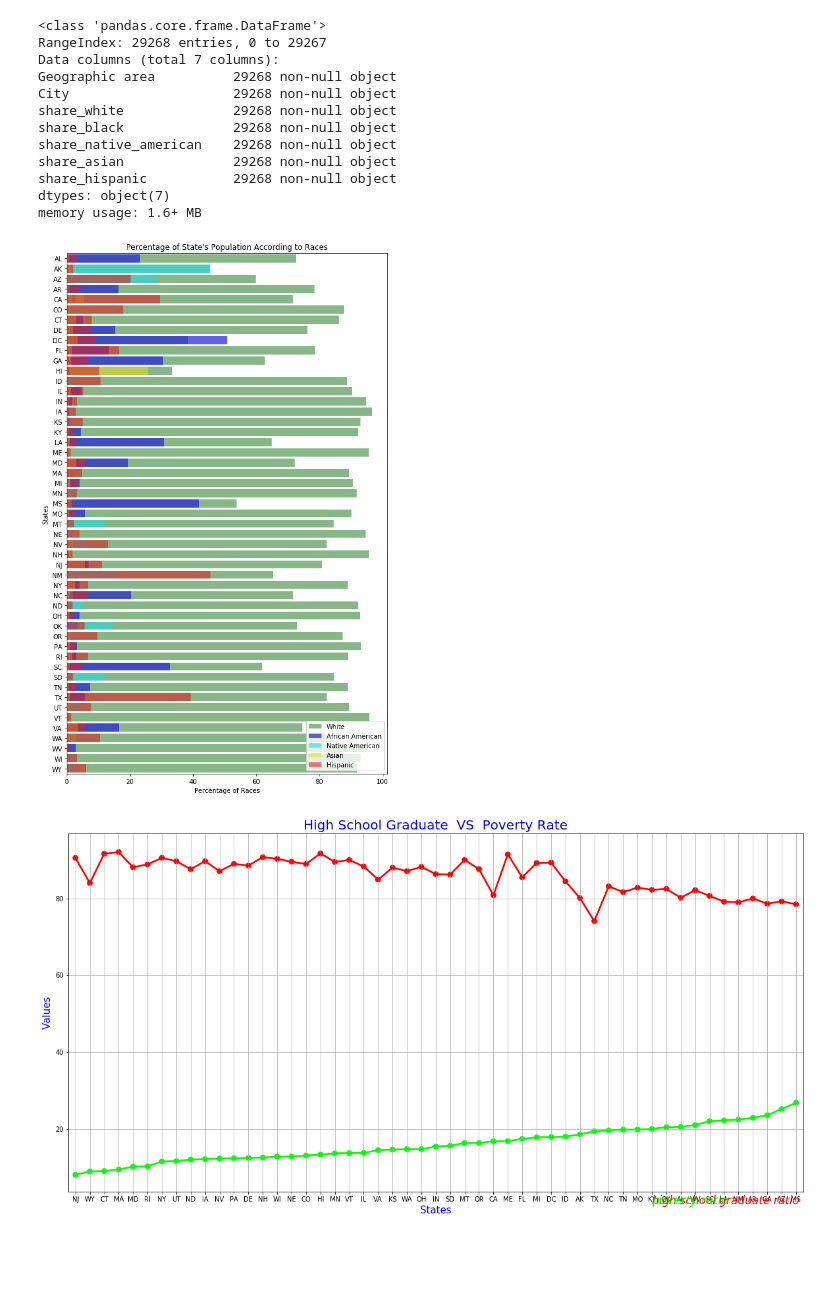
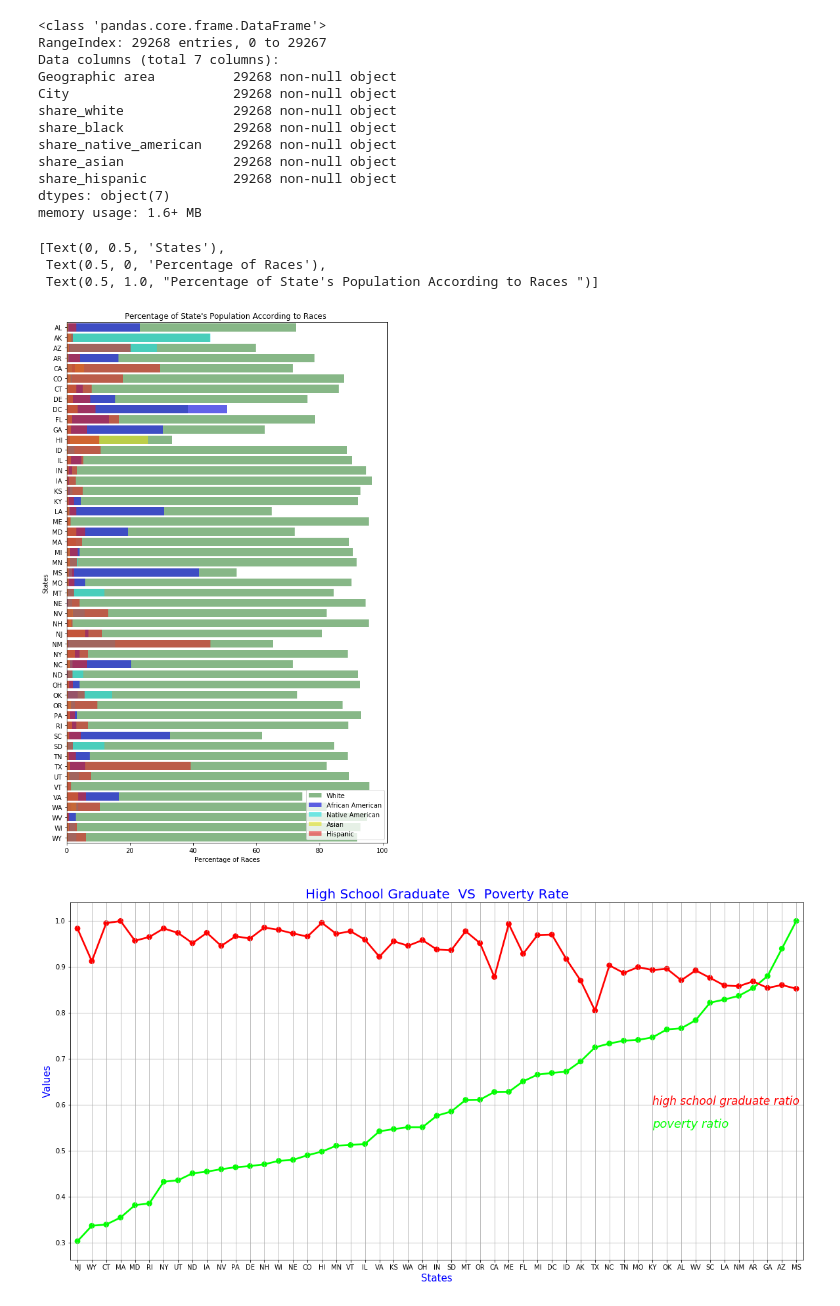
Before and after one commit to n-wes/Data-Visualization-with-Python, a Jupyter notebook: learning_tutorials/seaborn_tutorial/seaborn_tutorial.ipynb, the cells around one changed output. Saved outputs shown, nothing was run; the diff lists cells and outputs as text; code cells hidden in the pictures; blank space fills up the shorter version.

```diff
--- a/learning_tutorials/seaborn_tutorial/seaborn_tutorial.ipynb
+++ b/learning_tutorials/seaborn_tutorial/seaborn_tutorial.ipynb
@@ -7,11 +7,11 @@ import seaborn as sns
 import matplotlib.pyplot as plt
 from collections import Counter
 
-median_household_income = pd.read_csv('fatal-police-shootings-in-the-us/MedianHouseholdIncome2015.csv', encoding="windows-1252")
+median_house_hold_in_come = pd.read_csv('fatal-police-shootings-in-the-us/MedianHouseholdIncome2015.csv', encoding="windows-1252")
 percentage_people_below_poverty_level = pd.read_csv('fatal-police-shootings-in-the-us/PercentagePeopleBelowPovertyLevel.csv', encoding="windows-1252")
 percent_over_25_completed_highSchool = pd.read_csv('fatal-police-shootings-in-the-us/PercentOver25CompletedHighSchool.csv', encoding="windows-1252")
 share_race_city = pd.read_csv('fatal-police-shootings-in-the-us/ShareRaceByCity.csv', encoding="windows-1252")
-police_killings = pd.read_csv('fatal-police-shootings-in-the-us/PoliceKillingsUS.csv', encoding="windows-1252")
+kill = pd.read_csv('fatal-police-shootings-in-the-us/PoliceKillingsUS.csv', encoding="windows-1252")
 # %%
 percentage_people_below_poverty_level.head()
 # %% [output]
@@ -41,24 +41,23 @@ array(['AL', 'AK', 'AZ', 'AR', 'CA', 'CO', 'CT', 'DE', 'DC', 'FL', 'GA',
        'NC', 'ND', 'OH', 'OK', 'OR', 'PA', 'RI', 'SC', 'SD', 'TN', 'TX',
        'UT', 'VT', 'VA', 'WA', 'WV', 'WI', 'WY'], dtype=object)
 # %%
-# creating data frame
-percentage_people_below_poverty_level.poverty_rate.replace(['-'],0, inplace=True)
+percentage_people_below_poverty_level.poverty_rate.replace(['-'],0.0,inplace = True)
 percentage_people_below_poverty_level.poverty_rate = percentage_people_below_poverty_level.poverty_rate.astype(float)
 area_list = list(percentage_people_below_poverty_level['Geographic Area'].unique())
-area_poverty_ratio = list()
-for area in area_list:
-    x = percentage_people_below_poverty_level[percentage_people_below_poverty_level['Geographic Area']==area]
-    area_poverty_rate = sum(x.poverty_rate)/len(x) # mean poverty rate
+area_poverty_ratio = []
+for i in area_list:
+    x = percentage_people_below_poverty_level[percentage_people_below_poverty_level['Geographic Area']==i]
+    area_poverty_rate = sum(x.poverty_rate)/len(x)
     area_poverty_ratio.append(area_poverty_rate)
-data = pd.DataFrame({'area':area_list,'mean_poverty_rate':area_poverty_ratio})
-new_index = data.mean_poverty_rate.sort_values(ascending=False).index.values
+data = pd.DataFrame({'area_list': area_list,'area_poverty_ratio':area_poverty_ratio})
+new_index = (data['area_poverty_ratio'].sort_values(ascending=False)).index.values
 sorted_data = data.reindex(new_index)
 
 # visualization
 plt.figure(figsize=(15,10))
-sns.barplot(x=sorted_data.area,y=sorted_data.mean_poverty_rate)
+sns.barplot(x=sorted_data['area_list'], y=sorted_data['area_poverty_ratio'])
+plt.xticks(rotation= 45)
 plt.xlabel('States')
 plt.ylabel('Poverty Rate')
-plt.title('Poverty Rate Across the United States')
-plt.show()
+plt.title('Poverty Rate Given States')
 # %% [output]
@@ -95,19 +95,18 @@ body_camera                2535 non-null bool
 dtypes: bool(2), float64(1), int64(1), object(10)
 memory usage: 242.7+ KB
 # %%
-police_killings.name.value_counts()
-separate = police_killings.name[police_killings.name.str.lower() != 'tk tk'].str.split()
+# Most common 15 Name or Surname of killed people
+separate = kill.name[kill.name != 'TK TK'].str.split()
 a,b = zip(*separate)
 name_list = a+b
 name_count = Counter(name_list)
 most_common_names = name_count.most_common(15)
 x,y = zip(*most_common_names)
 x,y = list(x),list(y)
-
+#
 plt.figure(figsize=(15,10))
-ax = sns.barplot(x=x, y=y, palette = sns.cubehelix_palette(len(x)))
+ax= sns.barplot(x=x, y=y,palette = sns.cubehelix_palette(len(x)))
 plt.xlabel('Name or Surname of killed people')
 plt.ylabel('Frequency')
-plt.title('Most common 15 Names or Surnames of killed people')
-plt.show()
+plt.title('Most common 15 Name or Surname of killed people')
 # %% [output]
@@ -180,6 +181,7 @@ share_hispanic           29268 non-null object
 dtypes: object(7)
 memory usage: 1.6+ MB
 # %%
+# Percentage of state's population according to races that are black,white,native american, asian and hispanic
 share_race_city.replace(['-'],0.0,inplace = True)
 share_race_city.replace(['(X)'],0.0,inplace = True)
 share_race_city.loc[:,['share_white','share_black','share_native_american','share_asian','share_hispanic']] = share_race_city.loc[:,['share_white','share_black','share_native_american','share_asian','share_hispanic']].astype(float)
@@ -197,7 +199,7 @@ for i in area_list:
     share_asian.append(sum(x.share_asian) / len(x))
     share_hispanic.append(sum(x.share_hispanic) / len(x))
 
-#visualization
+# visualization
 f,ax = plt.subplots(figsize = (9,15))
 sns.barplot(x=share_white,y=area_list,color='green',alpha = 0.5,label='White' )
 sns.barplot(x=share_black,y=area_list,color='blue',alpha = 0.7,label='African American')
@@ -205,29 +207,32 @@ sns.barplot(x=share_native_american,y=area_list,color='cyan',alpha = 0.6,label='
 sns.barplot(x=share_asian,y=area_list,color='yellow',alpha = 0.6,label='Asian')
 sns.barplot(x=share_hispanic,y=area_list,color='red',alpha = 0.6,label='Hispanic')
 
-ax.legend(loc='lower right', frameon=True)
-ax.set(xlabel='Percentage of Races',ylabel='States',title="Percentage of State's Population According to Races")
-plt.show()
+ax.legend(loc='lower right',frameon = True)     # legendlarin gorunurlugu
+ax.set(xlabel='Percentage of Races', ylabel='States',title = "Percentage of State's Population According to Races ")
 # %% [output]
+[Text(0, 0.5, 'States'),
+ Text(0.5, 0, 'Percentage of Races'),
+ Text(0.5, 1.0, "Percentage of State's Population According to Races ")]
 [figure]
 # %%
 # high school graduation rate vs Poverty rate of each state
-sorted_data2['mean_poverty_rate'] = sorted_data2['area_highschool_ratio']/max( sorted_data2['area_highschool_ratio'])
+sorted_data['area_poverty_ratio'] = sorted_data['area_poverty_ratio']/max( sorted_data['area_poverty_ratio'])
+sorted_data2['area_highschool_ratio'] = sorted_data2['area_highschool_ratio']/max( sorted_data2['area_highschool_ratio'])
 data = pd.concat([sorted_data,sorted_data2['area_highschool_ratio']],axis=1)
-data.sort_values('mean_poverty_rate',inplace=True)
+data.sort_values('area_poverty_ratio',inplace=True)
 
 # visualize
 f,ax1 = plt.subplots(figsize =(20,10))
-sns.pointplot(x='area',y='mean_poverty_rate',data=data,color='lime',alpha=0.8)
-sns.pointplot(x='area',y='area_highschool_ratio',data=data,color='red',alpha=0.8)
+sns.pointplot(x='area_list',y='area_poverty_ratio',data=data,color='lime',alpha=0.8)
+sns.pointplot(x='area_list',y='area_highschool_ratio',data=data,color='red',alpha=0.8)
 plt.text(40,0.6,'high school graduate ratio',color='red',fontsize = 17,style = 'italic')
 plt.text(40,0.55,'poverty ratio',color='lime',fontsize = 18,style = 'italic')
 plt.xlabel('States',fontsize = 15,color='blue')
 plt.ylabel('Values',fontsize = 15,color='blue')
 plt.title('High School Graduate  VS  Poverty Rate',fontsize = 20,color='blue')
 plt.grid()
 # %% [output]
-[figure, old version]
+[figure, new version]
 # %%
 data.head()
 # %% [output]
```
Also changed, not shown: parts of 40 cells of this notebook.
